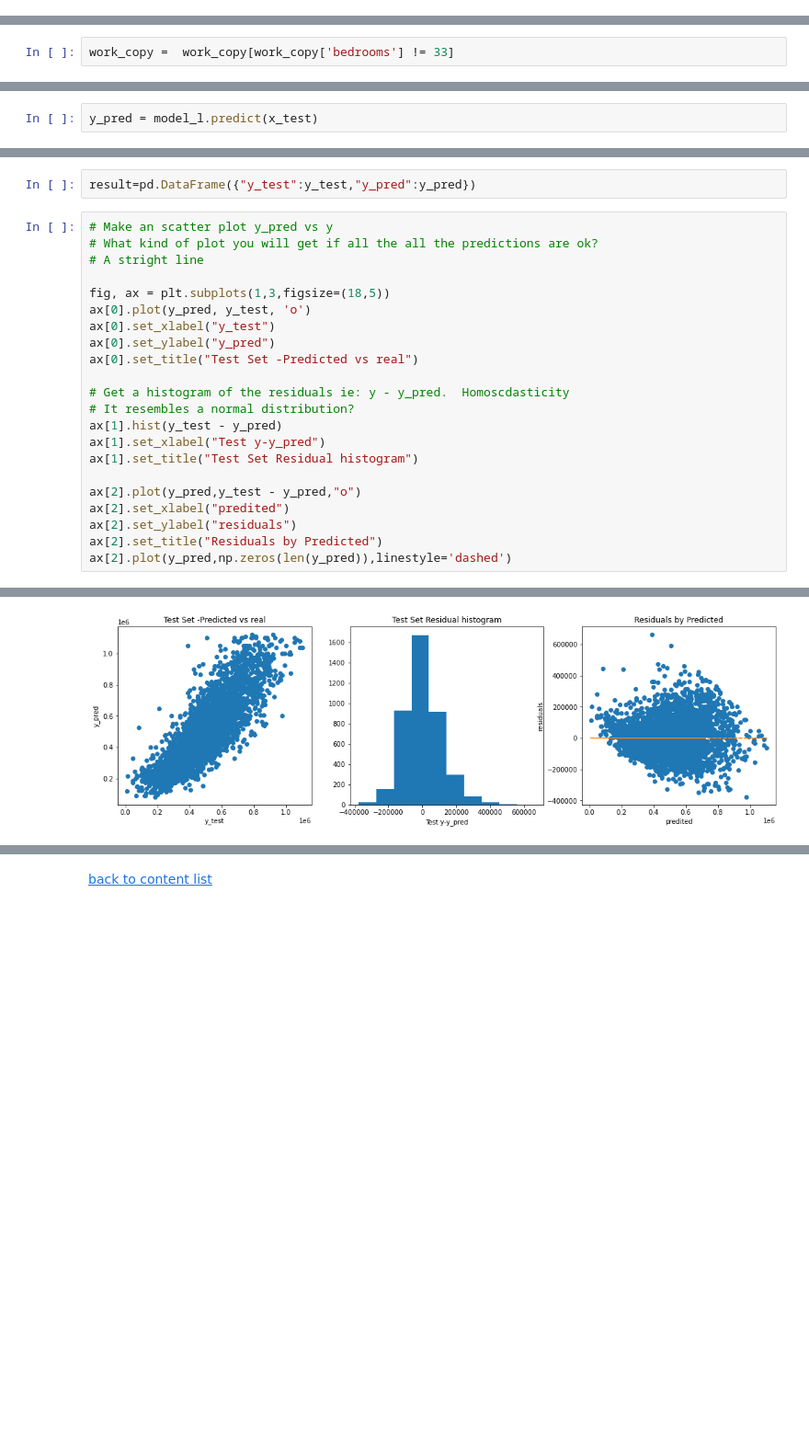
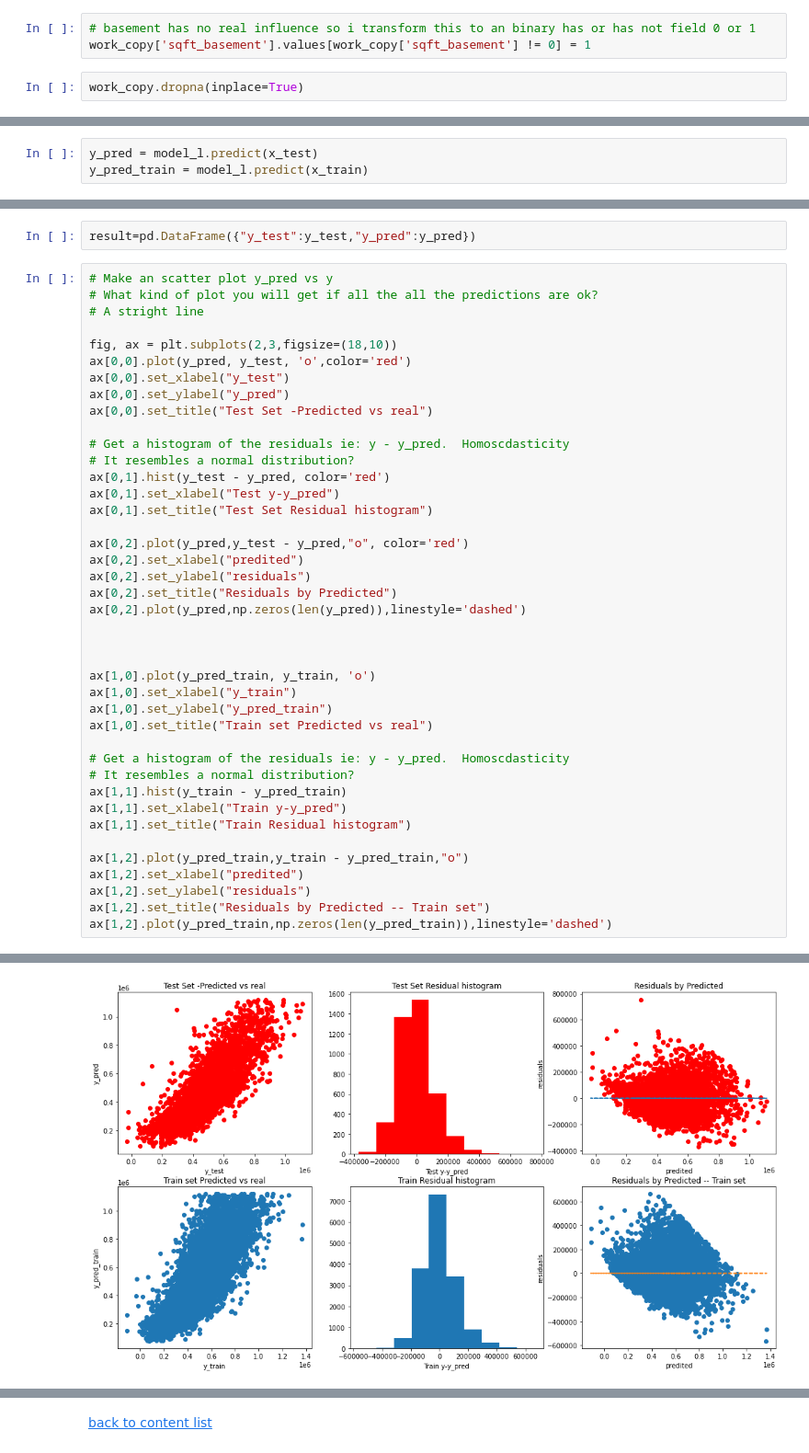
Before and after one commit to Denny-Meyer/IronHack_mid_term_real_state_regression, a Jupyter notebook: source_code/data_analytics_denny.ipynb, the cells around one changed output, grey strips where cells are left out. Shown at 92% size. Drawn from its saved outputs; the diff is of its cells as text; blank space fills up the shorter version.

```diff
--- a/source_code/data_analytics_denny.ipynb
+++ b/source_code/data_analytics_denny.ipynb
@@ -228,2 +222,7 @@ work_copy = reduce_to_interquartile(data=work_copy, name='price')
+# %%
+# basement has no real influence so i transform this to an binary has or has not field 0 or 1
+work_copy['sqft_basement'].values[work_copy['sqft_basement'] != 0] = 1
+# %%
+work_copy.dropna(inplace=True)
 # %%
 #plot_numeric(work_copy)
@@ -242,7 +245,5 @@ work_copy.describe()
 # %% [markdown]
 ### First Approach with unfilterd data
-# %%
-work_copy =  work_copy[work_copy['bedrooms'] != 33]
 # %%
 label = work_copy['price']
 work_copy.drop(columns='price', inplace=True)
@@ -287,6 +290,7 @@ model_l.fit(x_train, y_train)
 LinearRegression()
 # %%
 y_pred = model_l.predict(x_test)
+y_pred_train = model_l.predict(x_train)
 # %%
 x_train_sm = sm.add_constant(x_train) # adding a constant
 model = sm.OLS(list(y_train), x_train_sm).fit()
@@ -337,28 +336,47 @@ result=pd.DataFrame({"y_test":y_test,"y_pred":y_pred})
 # %%
 # Make an scatter plot y_pred vs y
 # What kind of plot you will get if all the all the predictions are ok?
 # A stright line
 
-fig, ax = plt.subplots(1,3,figsize=(18,5))
-ax[0].plot(y_pred, y_test, 'o')
-ax[0].set_xlabel("y_test")
-ax[0].set_ylabel("y_pred")
-ax[0].set_title("Test Set -Predicted vs real")
+fig, ax = plt.subplots(2,3,figsize=(18,10))
+ax[0,0].plot(y_pred, y_test, 'o',color='red')
+ax[0,0].set_xlabel("y_test")
+ax[0,0].set_ylabel("y_pred")
+ax[0,0].set_title("Test Set -Predicted vs real")
 
 # Get a histogram of the residuals ie: y - y_pred.  Homoscdasticity
 # It resembles a normal distribution?
-ax[1].hist(y_test - y_pred)
-ax[1].set_xlabel("Test y-y_pred")
-ax[1].set_title("Test Set Residual histogram")
+ax[0,1].hist(y_test - y_pred, color='red')
+ax[0,1].set_xlabel("Test y-y_pred")
+ax[0,1].set_title("Test Set Residual histogram")
 
-ax[2].plot(y_pred,y_test - y_pred,"o")
-ax[2].set_xlabel("predited")
-ax[2].set_ylabel("residuals")
-ax[2].set_title("Residuals by Predicted")
-ax[2].plot(y_pred,np.zeros(len(y_pred)),linestyle='dashed')
+ax[0,2].plot(y_pred,y_test - y_pred,"o", color='red')
+ax[0,2].set_xlabel("predited")
+ax[0,2].set_ylabel("residuals")
+ax[0,2].set_title("Residuals by Predicted")
+ax[0,2].plot(y_pred,np.zeros(len(y_pred)),linestyle='dashed')
+
+
+
+ax[1,0].plot(y_pred_train, y_train, 'o')
+ax[1,0].set_xlabel("y_train")
+ax[1,0].set_ylabel("y_pred_train")
+ax[1,0].set_title("Train set Predicted vs real")
+
+# Get a histogram of the residuals ie: y - y_pred.  Homoscdasticity
+# It resembles a normal distribution?
+ax[1,1].hist(y_train - y_pred_train)
+ax[1,1].set_xlabel("Train y-y_pred")
+ax[1,1].set_title("Train Residual histogram")
+
+ax[1,2].plot(y_pred_train,y_train - y_pred_train,"o")
+ax[1,2].set_xlabel("predited")
+ax[1,2].set_ylabel("residuals")
+ax[1,2].set_title("Residuals by Predicted -- Train set")
+ax[1,2].plot(y_pred_train,np.zeros(len(y_pred_train)),linestyle='dashed')
 # %% [output]
 [<matplotlib.lines.Line2D at 0x...>]
-[figure, old version]
+[figure, new version]
 # %%
 sns.regplot(x='y_pred',y='y_test', data=result, scatter_kws={"color": "red"}, line_kws={"color": "black"})
 # %% [output]
```
Also changed, not shown: parts of 17 cells of this notebook.
